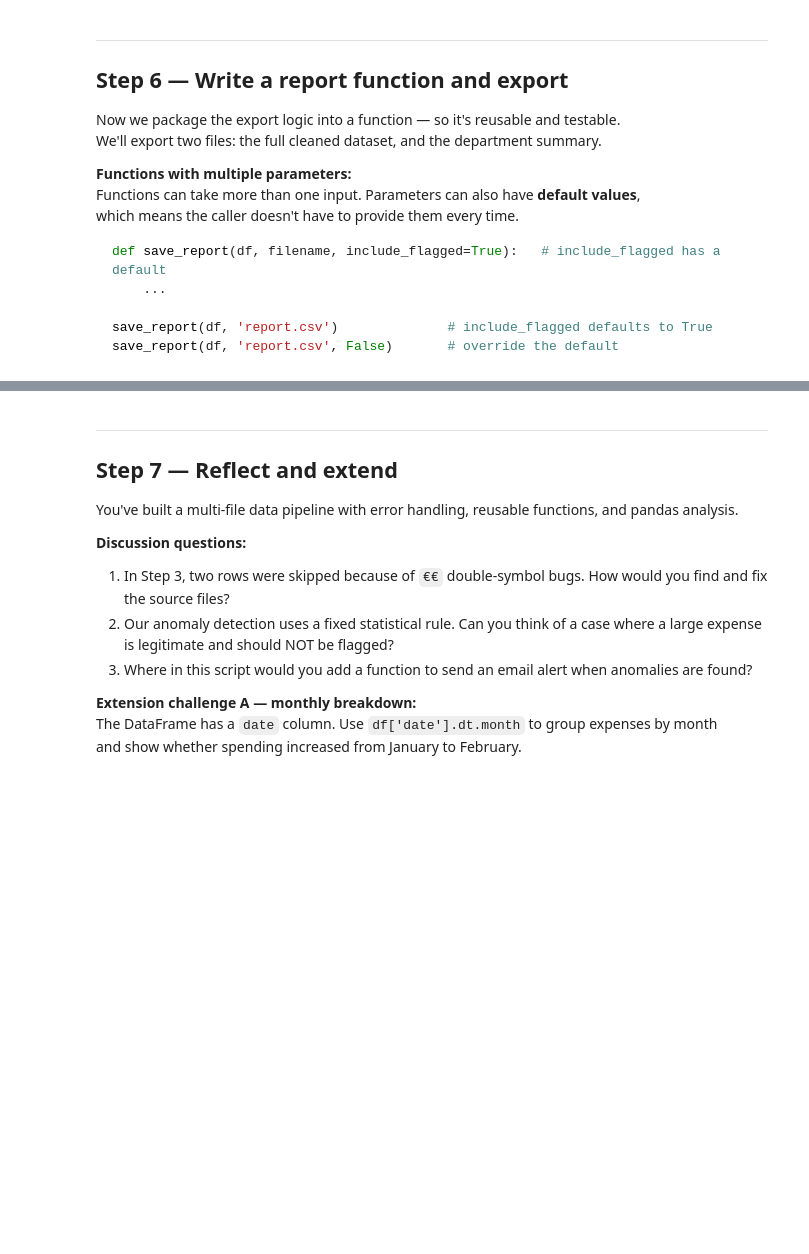
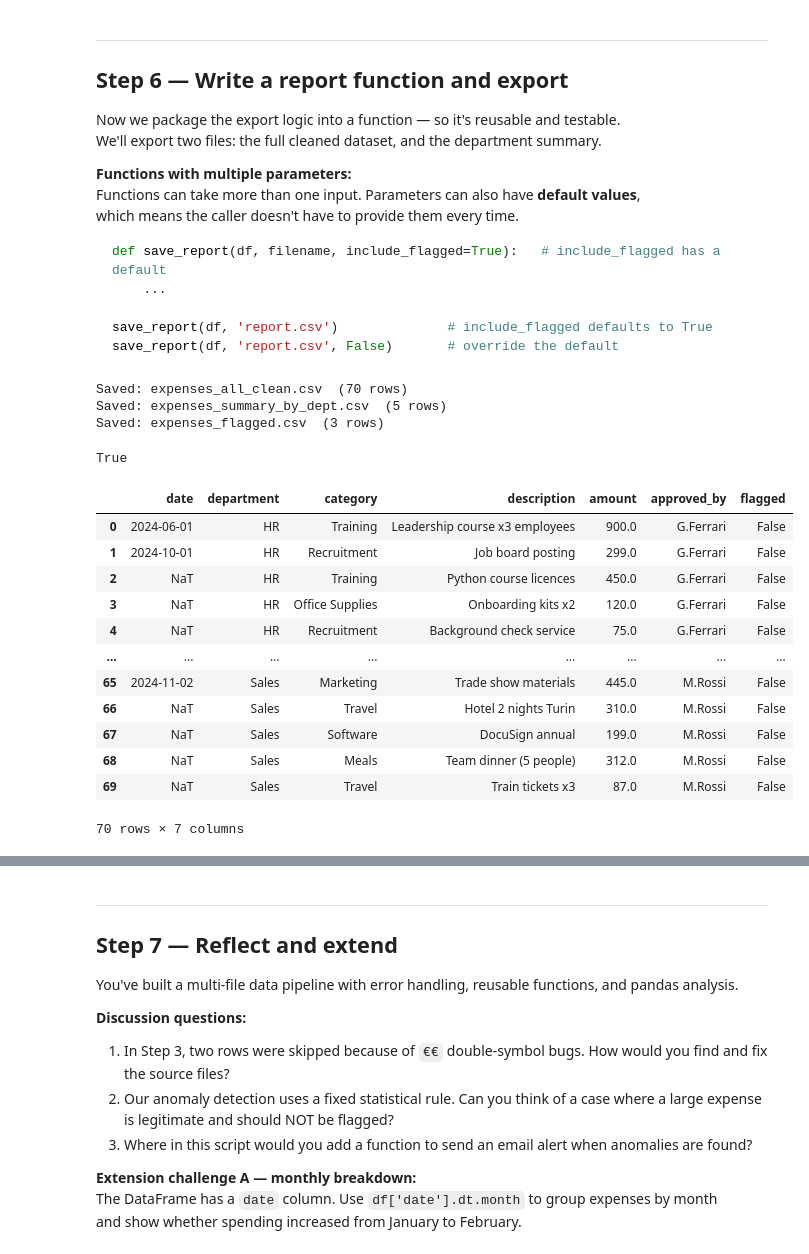
Before and after one commit to Naviden/Python_Introduction, a Jupyter notebook: project_based_learning/project_2/expense_analyser.ipynb, the cells around one changed output, grey strips where cells are left out. Cells and saved outputs as stored; diff of their text form; code cells hidden in the pictures; blank space fills up the shorter version.

```diff
--- a/project_based_learning/project_2/expense_analyser.ipynb
+++ b/project_based_learning/project_2/expense_analyser.ipynb
@@ -53,8 +53,10 @@ print()
 
 
 # to read subfolders recrussively, we can use glob:
-# import glob
+
+import glob
 # all_files = glob.glob('**/*', recursive=True)
+all_files = glob.glob('*.csv')
 
 # We only want files that start with 'expenses_' and end with '.csv'
 # List comprehension filters them in one line
@@ -142,10 +160,7 @@ def clean_date(raw_date):
     Cleans a date string by stripping whitespace.
     Returns None if the date is empty.
     """
-    # YOUR CODE HERE
-    # Hint: use .strip() to remove whitespace, then check if the result is empty
-    # Return the cleaned string if valid, or None if empty
-    pass   # delete this line when you add your code
+    return raw_date.strip() or None  # strip whitespace, return None if empty
 
 
 # Test your function:
@@ -393,7 +538,7 @@ def export_to_csv(dataframe, filename, index=False):
 
 
 # --- Export 1: Full cleaned dataset ---
-export_to_csv(df, 'expenses_all_clean.csv')
+first_export = export_to_csv(df, 'expenses_all_clean.csv')
 
 # --- Export 2: Department summary ---
 dept_summary_export = dept_summary.reset_index()   # turns the index into a regular column
@@ -401,3 +546,24 @@ export_to_csv(dept_summary_export, 'expenses_summary_by_dept.csv')
 
 # --- Export 3: Flagged anomalies only ---
 export_to_csv(anomalies, 'expenses_flagged.csv')
+# %% [output]
+Saved: expenses_all_clean.csv  (70 rows)
+Saved: expenses_summary_by_dept.csv  (5 rows)
+Saved: expenses_flagged.csv  (3 rows)
+True
+# %%
+df
+# %% [output]
+|  | date | department | category | description | amount | approved_by | flagged |
+| 0 | 2024-06-01 | HR | Training | Leadership course x3 employees | 900.0 | G.Ferrari | False |
+| 1 | 2024-10-01 | HR | Recruitment | Job board posting | 299.0 | G.Ferrari | False |
+| 2 | NaT | HR | Training | Python course licences | 450.0 | G.Ferrari | False |
+| 3 | NaT | HR | Office Supplies | Onboarding kits x2 | 120.0 | G.Ferrari | False |
+| 4 | NaT | HR | Recruitment | Background check service | 75.0 | G.Ferrari | False |
+| ... | ... | ... | ... | ... | ... | ... | ... |
+| 65 | 2024-11-02 | Sales | Marketing | Trade show materials | 445.0 | M.Rossi | False |
+| 66 | NaT | Sales | Travel | Hotel 2 nights Turin | 310.0 | M.Rossi | False |
+| 67 | NaT | Sales | Software | DocuSign annual | 199.0 | M.Rossi | False |
+| 68 | NaT | Sales | Meals | Team dinner (5 people) | 312.0 | M.Rossi | False |
+| 69 | NaT | Sales | Travel | Train tickets x3 | 87.0 | M.Rossi | False |
+70 rows × 7 columns
```
Also changed, not shown: parts of 14 cells of this notebook, 4 other files.
